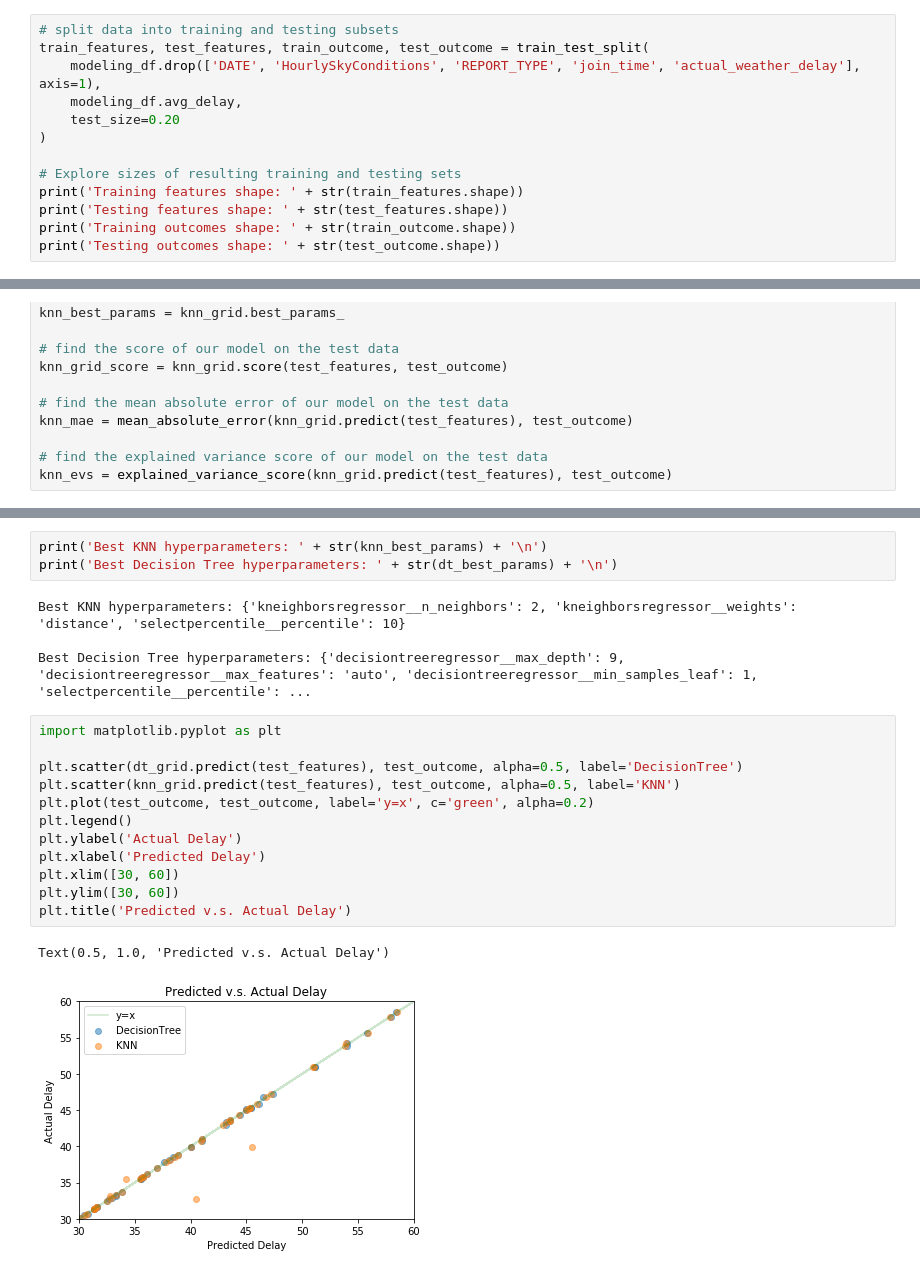
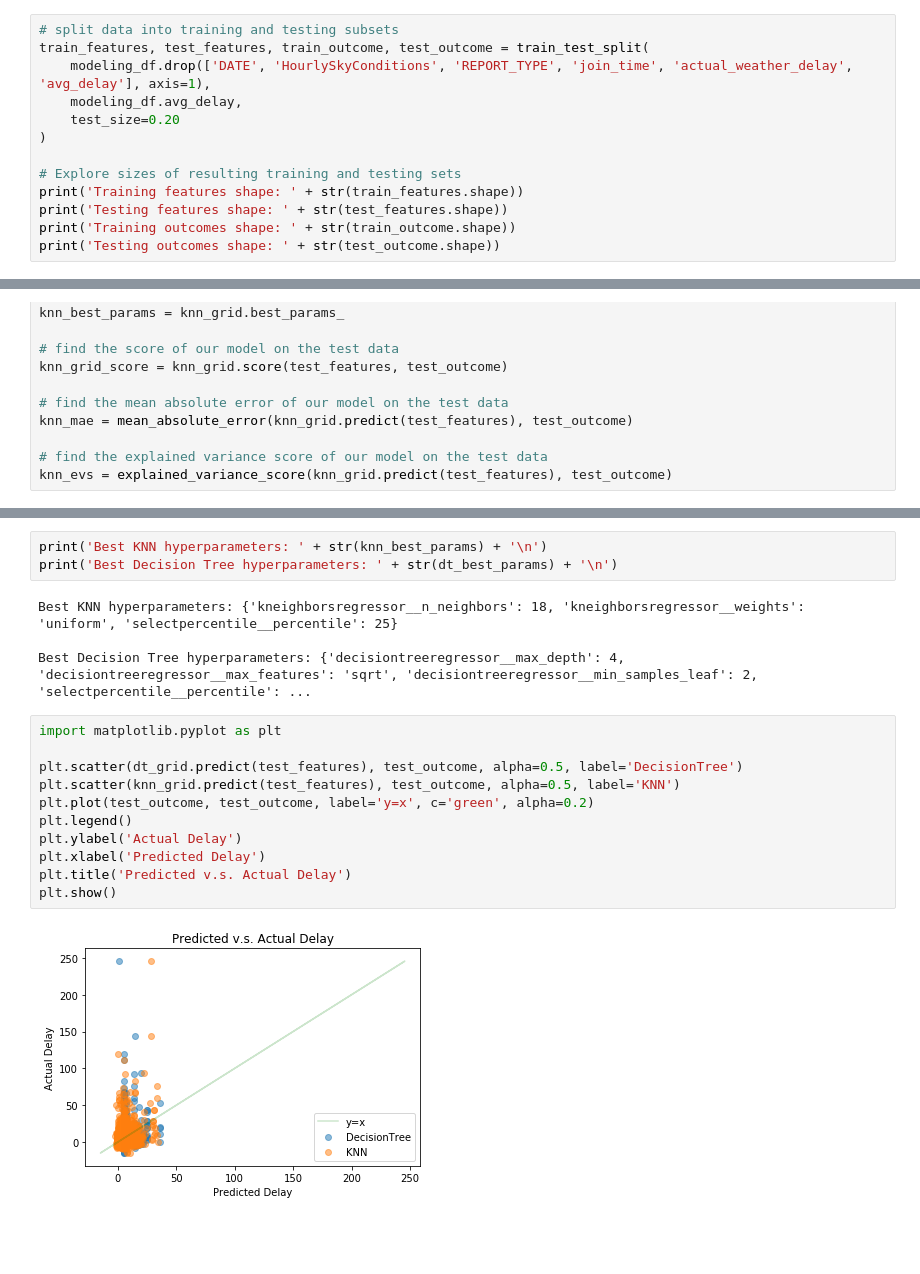
Before and after one commit to ChuckBowers/info370-group11, a Jupyter notebook: ml_analysis.ipynb, the cells around one changed output, grey strips where cells are left out. Saved outputs shown, nothing was run; the diff lists cells and outputs as text; blank space fills up the shorter version.

```diff
--- a/ml_analysis.ipynb
+++ b/ml_analysis.ipynb
@@ -19,7 +19,7 @@ modeling_df = pd.read_csv('data/weather_with_avg_hourly_flight_delay.csv', index
 # %%
 # split data into training and testing subsets
 train_features, test_features, train_outcome, test_outcome = train_test_split(
-    modeling_df.drop(['DATE', 'HourlySkyConditions', 'REPORT_TYPE', 'join_time', 'actual_weather_delay'], axis=1),
+    modeling_df.drop(['DATE', 'HourlySkyConditions', 'REPORT_TYPE', 'join_time', 'actual_weather_delay', 'avg_delay'], axis=1),
     modeling_df.avg_delay,
     test_size=0.20
 )
@@ -119,21 +117,19 @@ Decision Explained Variance Score: 0.9999546534878241
 print('Best KNN hyperparameters: ' + str(knn_best_params) + '\n')
 print('Best Decision Tree hyperparameters: ' + str(dt_best_params) + '\n')
 # %% [output]
-Best KNN hyperparameters: {'kneighborsregressor__n_neighbors': 2, 'kneighborsregressor__weights': 'distance', 'selectpercentile__percentile': 10}
+Best KNN hyperparameters: {'kneighborsregressor__n_neighbors': 18, 'kneighborsregressor__weights': 'uniform', 'selectpercentile__percentile': 25}
 
-Best Decision Tree hyperparameters: {'decisiontreeregressor__max_depth': 9, 'decisiontreeregressor__max_features': 'auto', 'decisiontreeregressor__min_samples_leaf': 1, 'selectpercentile__percentile': ...
+Best Decision Tree hyperparameters: {'decisiontreeregressor__max_depth': 4, 'decisiontreeregressor__max_features': 'sqrt', 'decisiontreeregressor__min_samples_leaf': 2, 'selectpercentile__percentile': ...
 # %%
 import matplotlib.pyplot as plt
 
 plt.scatter(dt_grid.predict(test_features), test_outcome, alpha=0.5, label='DecisionTree')
 plt.scatter(knn_grid.predict(test_features), test_outcome, alpha=0.5, label='KNN')
 plt.plot(test_outcome, test_outcome, label='y=x', c='green', alpha=0.2)
 plt.legend()
 plt.ylabel('Actual Delay')
 plt.xlabel('Predicted Delay')
-plt.xlim([30, 60])
-plt.ylim([30, 60])
 plt.title('Predicted v.s. Actual Delay')
+plt.show()
 # %% [output]
-Text(0.5, 1.0, 'Predicted v.s. Actual Delay')
-[figure, old version]
+[figure, new version]
```
Also changed, not shown: parts of 3 cells of this notebook, 1 other file.
